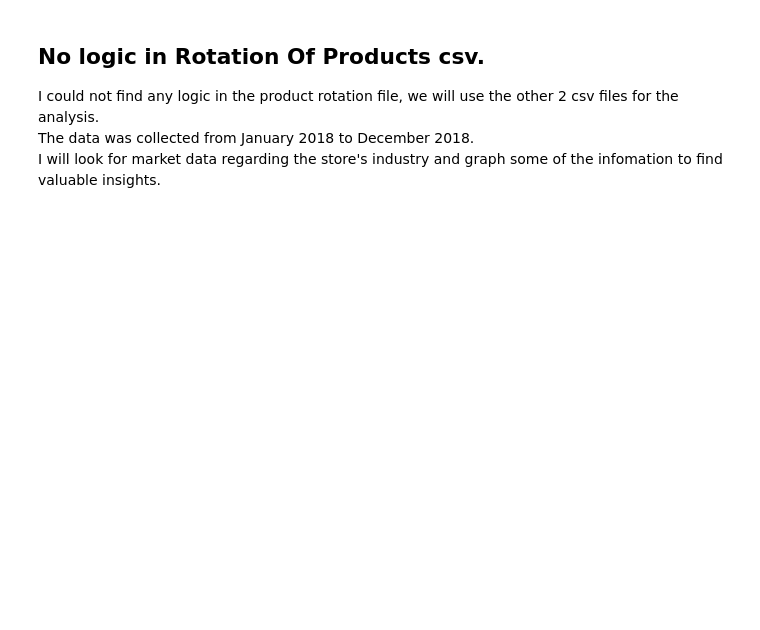
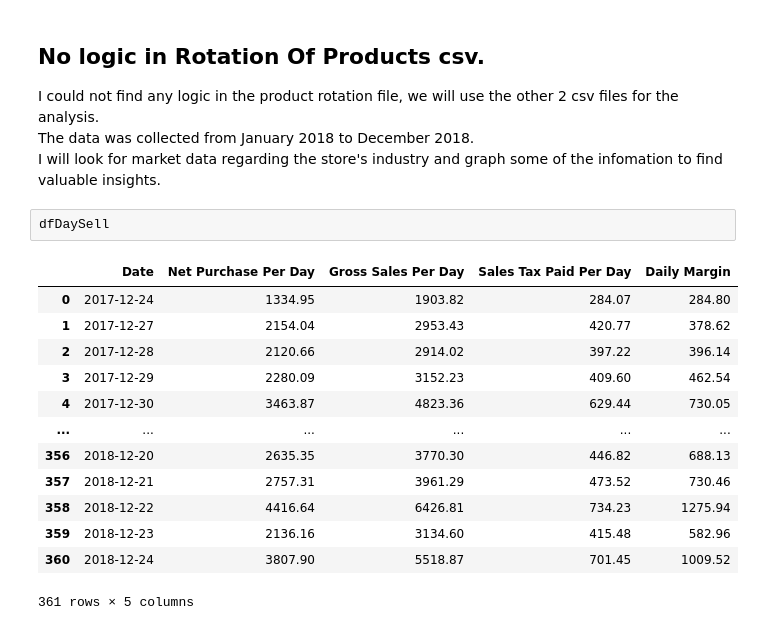
Before and after one commit to georgeolivares/Analisis-de-tienda-Poland, a Jupyter notebook: Analisis de tienda.ipynb, the cells around one changed output. Drawn from its saved outputs; the diff is of its cells as text; blank space fills up the shorter version.

```diff
--- a/Analisis de tienda.ipynb
+++ b/Analisis de tienda.ipynb
@@ -762,3 +762,19 @@ torebkaRows.head()
 I could not find any logic in the product rotation file, we will use the other 2 csv files for the analysis.\
 The data was collected from January 2018 to December 2018.\
 I will look for market data regarding the store's industry and graph some of the infomation to find valuable insights.
+# %%
+dfDaySell
+# %% [output]
+|  | Date | Net Purchase Per Day | Gross Sales Per Day | Sales Tax Paid Per Day | Daily Margin |
+| 0 | 2017-12-24 | 1334.95 | 1903.82 | 284.07 | 284.80 |
+| 1 | 2017-12-27 | 2154.04 | 2953.43 | 420.77 | 378.62 |
+| 2 | 2017-12-28 | 2120.66 | 2914.02 | 397.22 | 396.14 |
+| 3 | 2017-12-29 | 2280.09 | 3152.23 | 409.60 | 462.54 |
+| 4 | 2017-12-30 | 3463.87 | 4823.36 | 629.44 | 730.05 |
+| ... | ... | ... | ... | ... | ... |
+| 356 | 2018-12-20 | 2635.35 | 3770.30 | 446.82 | 688.13 |
+| 357 | 2018-12-21 | 2757.31 | 3961.29 | 473.52 | 730.46 |
+| 358 | 2018-12-22 | 4416.64 | 6426.81 | 734.23 | 1275.94 |
+| 359 | 2018-12-23 | 2136.16 | 3134.60 | 415.48 | 582.96 |
+| 360 | 2018-12-24 | 3807.90 | 5518.87 | 701.45 | 1009.52 |
+361 rows × 5 columns
```
Also changed, not shown: parts of 4 cells of this notebook.
